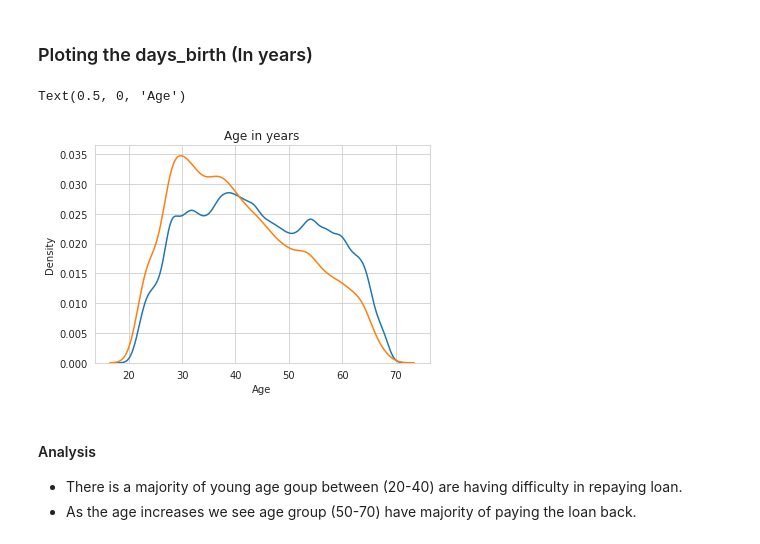
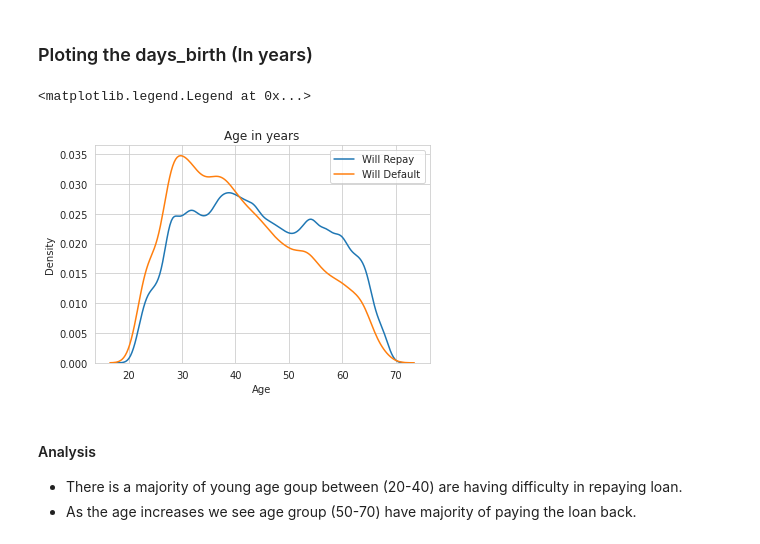
Before and after one commit to wins999/Home_Credit_Loan_Prediction, a Jupyter notebook: Exploratory_Data_Analysis_Home_Credit_v_1.ipynb, the cells around one changed output. Cells and saved outputs as stored; diff of their text form; code cells hidden in the pictures.

```diff
--- a/Exploratory_Data_Analysis_Home_Credit_v_1.ipynb
+++ b/Exploratory_Data_Analysis_Home_Credit_v_1.ipynb
@@ -331,14 +410,15 @@ sns.kdeplot(app_train.loc[app_train['TARGET'] == 1, 'YEARS_EMPLOYED'] , label =
 <h3>Ploting the days_birth (In years)</h3>
 # %%
 app_train['AGE_YEARS']=(-app_train['DAYS_BIRTH'])/365
-sns.kdeplot(app_train.loc[app_train['TARGET'] == 0, 'AGE_YEARS'] , label = 'target == 0')
-sns.kdeplot(app_train.loc[app_train['TARGET'] == 1, 'AGE_YEARS'] , label = 'target == 1')
+sns.kdeplot(app_train.loc[app_train['TARGET'] == 0, 'AGE_YEARS'] , label = 'Will Repay')
+sns.kdeplot(app_train.loc[app_train['TARGET'] == 1, 'AGE_YEARS'] , label='Will Default')
 plt.title('Age in years')
 plt.ylabel('Density')
 plt.xlabel('Age')
+plt.legend()
 # %% [output]
-Text(0.5, 0, 'Age')
+<matplotlib.legend.Legend at 0x...>
-[figure, old version]
+[figure, new version]
 # %% [markdown]
 <h4>Analysis</h4>
 
```
Also changed, not shown: parts of 23 cells of this notebook.
